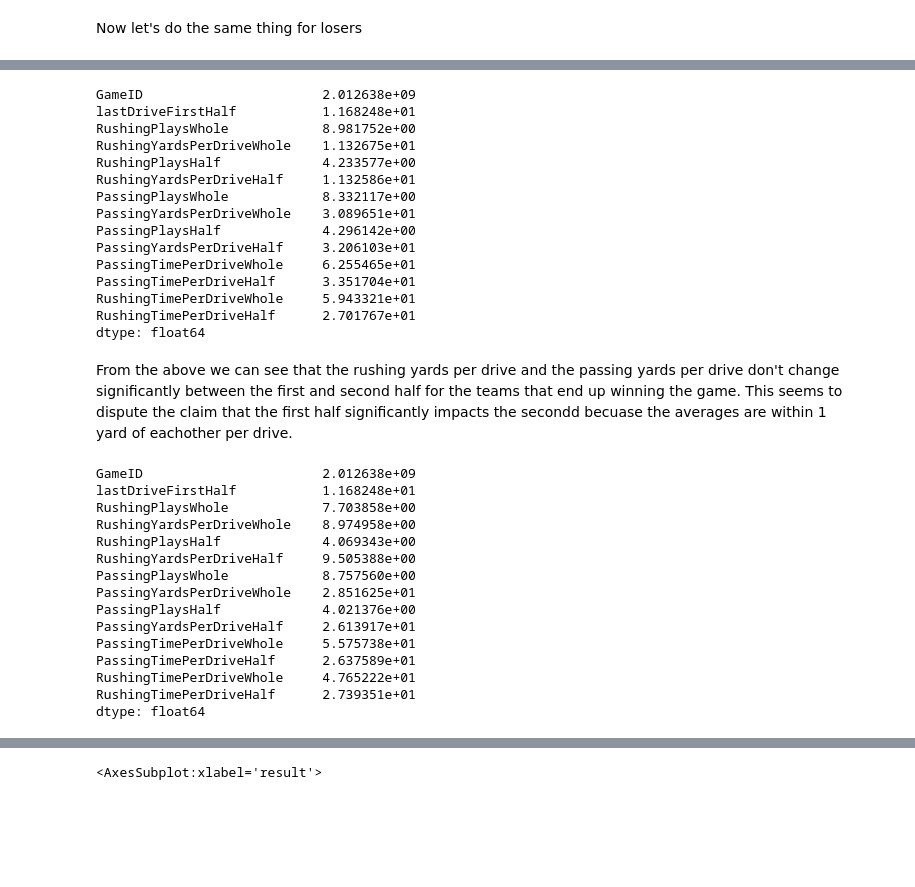
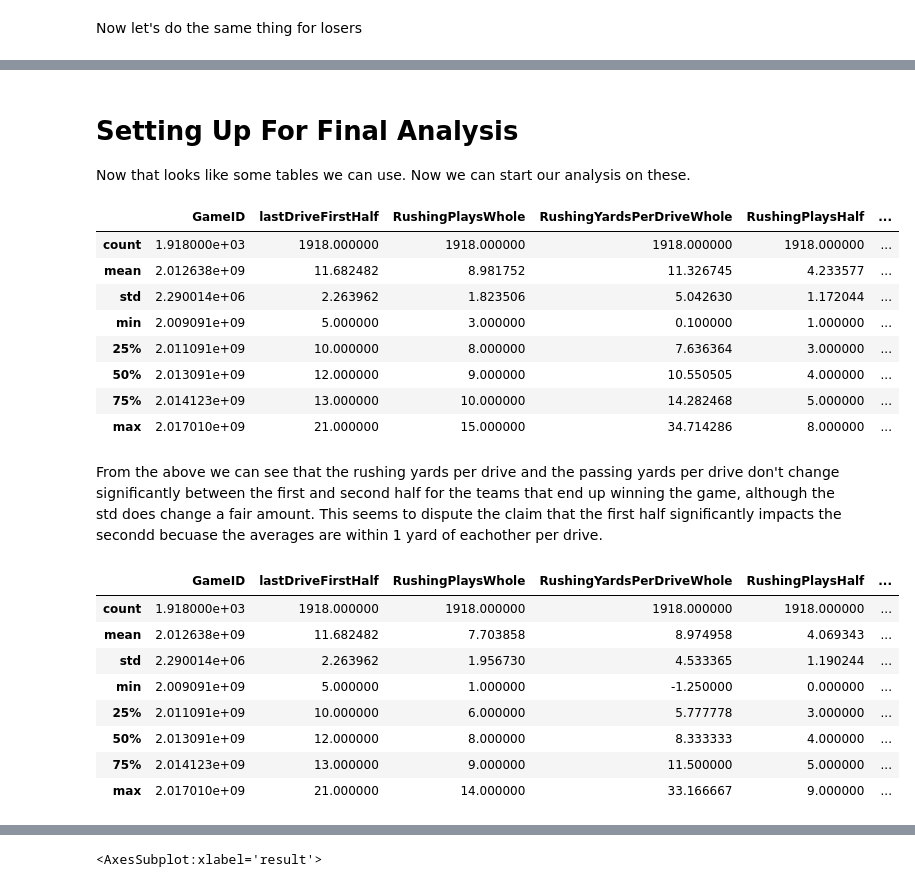
Before and after one commit to Mitchel-Smith/ITCS6162, a Jupyter notebook: NFL2016Analysis.ipynb, the cells around one changed output, grey strips where cells are left out. Drawn from its saved outputs; the diff is of its cells as text; code cells hidden in the pictures; blank space fills up the shorter version.

```diff
--- a/NFL2016Analysis.ipynb
+++ b/NFL2016Analysis.ipynb
@@ -758,41 +850,32 @@ NFLLosers["RushingTimePerDriveHalf"] = RushingTimePerDriveHalf
+# %% [markdown]
+<h1>Setting Up For Final Analysis</h1><a name="FinalSetup"></a>
+Now that looks like some tables we can use. Now we can start our analysis on these.
 # %%
-NFLWinners.mean()
+NFLWinners.describe()
 # %% [output]
-GameID                       2.012638e+09
-lastDriveFirstHalf           1.168248e+01
-RushingPlaysWhole            8.981752e+00
-RushingYardsPerDriveWhole    1.132675e+01
-RushingPlaysHalf             4.233577e+00
-RushingYardsPerDriveHalf     1.132586e+01
-PassingPlaysWhole            8.332117e+00
-PassingYardsPerDriveWhole    3.089651e+01
-PassingPlaysHalf             4.296142e+00
-PassingYardsPerDriveHalf     3.206103e+01
-PassingTimePerDriveWhole     6.255465e+01
-PassingTimePerDriveHalf      3.351704e+01
-RushingTimePerDriveWhole     5.943321e+01
-RushingTimePerDriveHalf      2.701767e+01
-dtype: float64
+|  | GameID | lastDriveFirstHalf | RushingPlaysWhole | RushingYardsPerDriveWhole | RushingPlaysHalf | ... |
+| count | 1.918000e+03 | 1918.000000 | 1918.000000 | 1918.000000 | 1918.000000 | ... |
+| mean | 2.012638e+09 | 11.682482 | 8.981752 | 11.326745 | 4.233577 | ... |
+| std | 2.290014e+06 | 2.263962 | 1.823506 | 5.042630 | 1.172044 | ... |
+| min | 2.009091e+09 | 5.000000 | 3.000000 | 0.100000 | 1.000000 | ... |
+| 25% | 2.011091e+09 | 10.000000 | 8.000000 | 7.636364 | 3.000000 | ... |
+| 50% | 2.013091e+09 | 12.000000 | 9.000000 | 10.550505 | 4.000000 | ... |
+| 75% | 2.014123e+09 | 13.000000 | 10.000000 | 14.282468 | 5.000000 | ... |
+| max | 2.017010e+09 | 21.000000 | 15.000000 | 34.714286 | 8.000000 | ... |
 # %% [markdown]
-From the above we can see that the rushing yards per drive and the passing yards per drive don't change significantly between the first and second half for the teams that end up winning the game. This seems to dispute the claim that the first half significantly impacts the secondd becuase the averages are within 1 yard of eachother per drive.
+From the above we can see that the rushing yards per drive and the passing yards per drive don't change significantly between the first and second half for the teams that end up winning the game, although the std does change a fair amount. This seems to dispute the claim that the first half significantly impacts the secondd becuase the averages are within 1 yard of eachother per drive.
 # %%
-NFLLosers.mean()
+NFLLosers.describe()
 # %% [output]
-GameID                       2.012638e+09
-lastDriveFirstHalf           1.168248e+01
-RushingPlaysWhole            7.703858e+00
-RushingYardsPerDriveWhole    8.974958e+00
-RushingPlaysHalf             4.069343e+00
-RushingYardsPerDriveHalf     9.505388e+00
-PassingPlaysWhole            8.757560e+00
-PassingYardsPerDriveWhole    2.851625e+01
-PassingPlaysHalf             4.021376e+00
-PassingYardsPerDriveHalf     2.613917e+01
-PassingTimePerDriveWhole     5.575738e+01
-PassingTimePerDriveHalf      2.637589e+01
-RushingTimePerDriveWhole     4.765222e+01
-RushingTimePerDriveHalf      2.739351e+01
-dtype: float64
+|  | GameID | lastDriveFirstHalf | RushingPlaysWhole | RushingYardsPerDriveWhole | RushingPlaysHalf | ... |
+| count | 1.918000e+03 | 1918.000000 | 1918.000000 | 1918.000000 | 1918.000000 | ... |
+| mean | 2.012638e+09 | 11.682482 | 7.703858 | 8.974958 | 4.069343 | ... |
+| std | 2.290014e+06 | 2.263962 | 1.956730 | 4.533365 | 1.190244 | ... |
+| min | 2.009091e+09 | 5.000000 | 1.000000 | -1.250000 | 0.000000 | ... |
+| 25% | 2.011091e+09 | 10.000000 | 6.000000 | 5.777778 | 3.000000 | ... |
+| 50% | 2.013091e+09 | 12.000000 | 8.000000 | 8.333333 | 4.000000 | ... |
+| 75% | 2.014123e+09 | 13.000000 | 9.000000 | 11.500000 | 5.000000 | ... |
+| max | 2.017010e+09 | 21.000000 | 14.000000 | 33.166667 | 9.000000 | ... |
 # %%
 Combined = pd.concat([NFLWinners.assign(result='Winners'), NFLLosers.assign(result='Losers')])
 Combined = Combined.drop(["LosingTeam", "WinningTeam"], axis=1)
```
Also changed, not shown: parts of 25 cells of this notebook.
